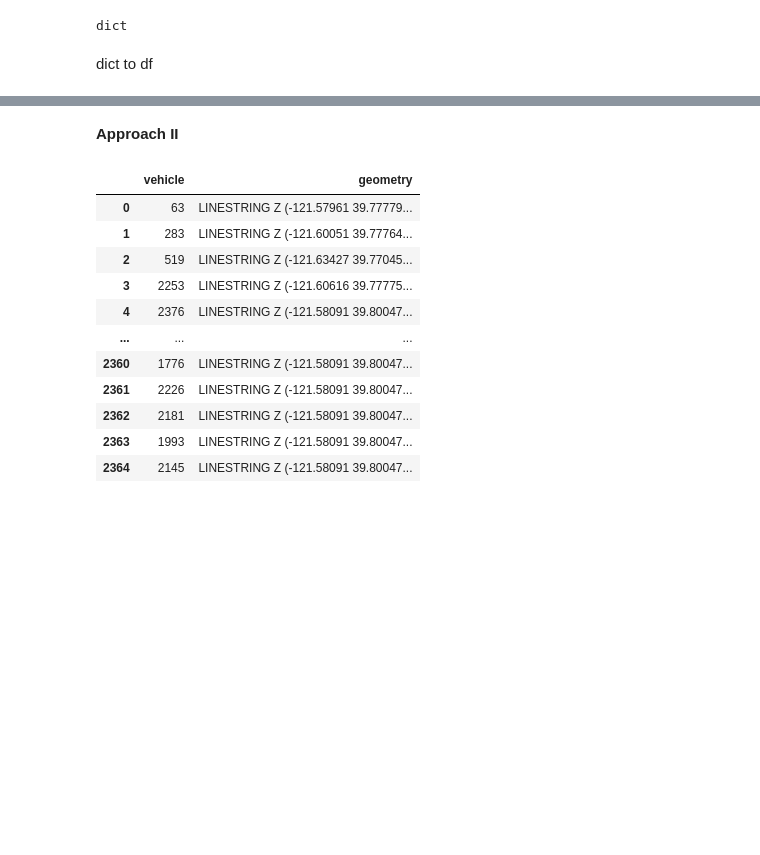
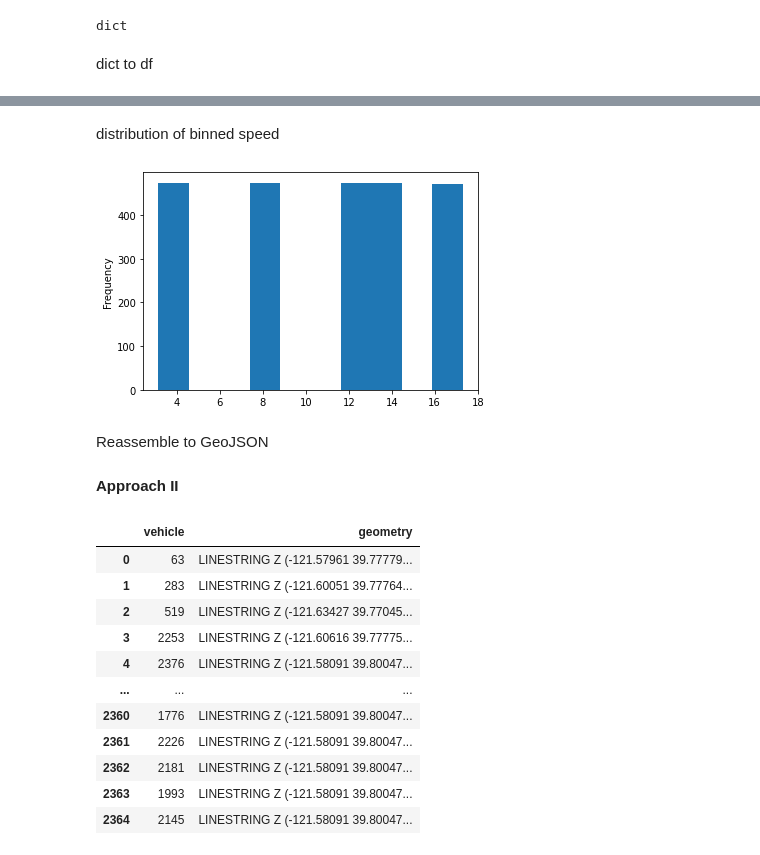
Before and after one commit to d-linnard/CitywideWildfireEvacuationTool, a Jupyter notebook: OSMnx/OSMnx.ipynb, the cells around one changed output, grey strips where cells are left out. Drawn from its saved outputs; the diff is of its cells as text; code cells hidden in the pictures; blank space fills up the shorter version.

```diff
--- a/OSMnx/OSMnx.ipynb
+++ b/OSMnx/OSMnx.ipynb
@@ -1336,0 +1396,2 @@ pd.DataFrame.from_dict(a.features[0])
+# %%
+pdf["binned_speeds"] = pd.qcut(pdf['speed'], q=5)
@@ -1336,0 +1400,2 @@ pd.DataFrame.from_dict(a.features[0])
+# %%
+pdf["binned_speed"] = [(a.left + a.right)/2 for a in pdf["binned_speeds"]]
@@ -1337,3 +1418,11 @@ pd.DataFrame.from_dict(a.features[0])
+# %% [markdown]
+distribution of binned speed
+# %%
+pdf["binned_speed"].plot(kind='hist');
+# %% [output]
+[figure, added]
+# %% [markdown]
+Reassemble to GeoJSON
 # %% [markdown]
 **Approach II**
 # %%
```
Also changed, not shown: parts of 17 cells of this notebook, 1 other file.
